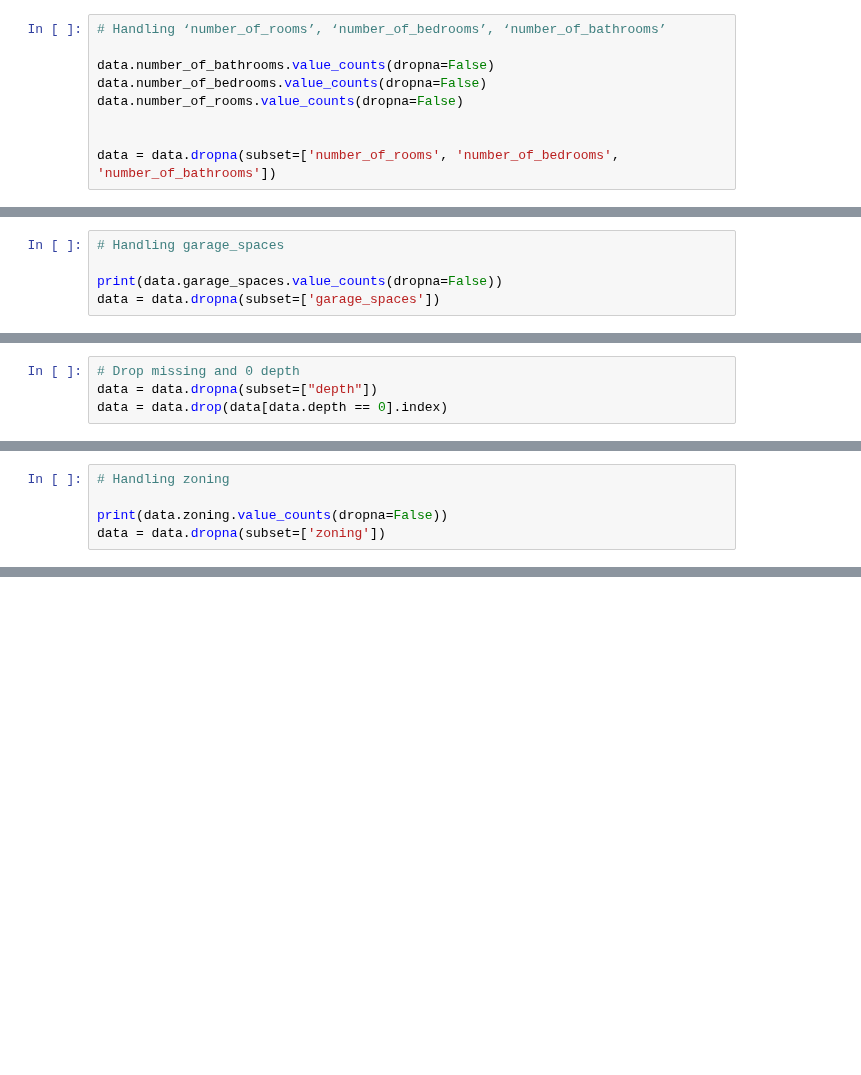
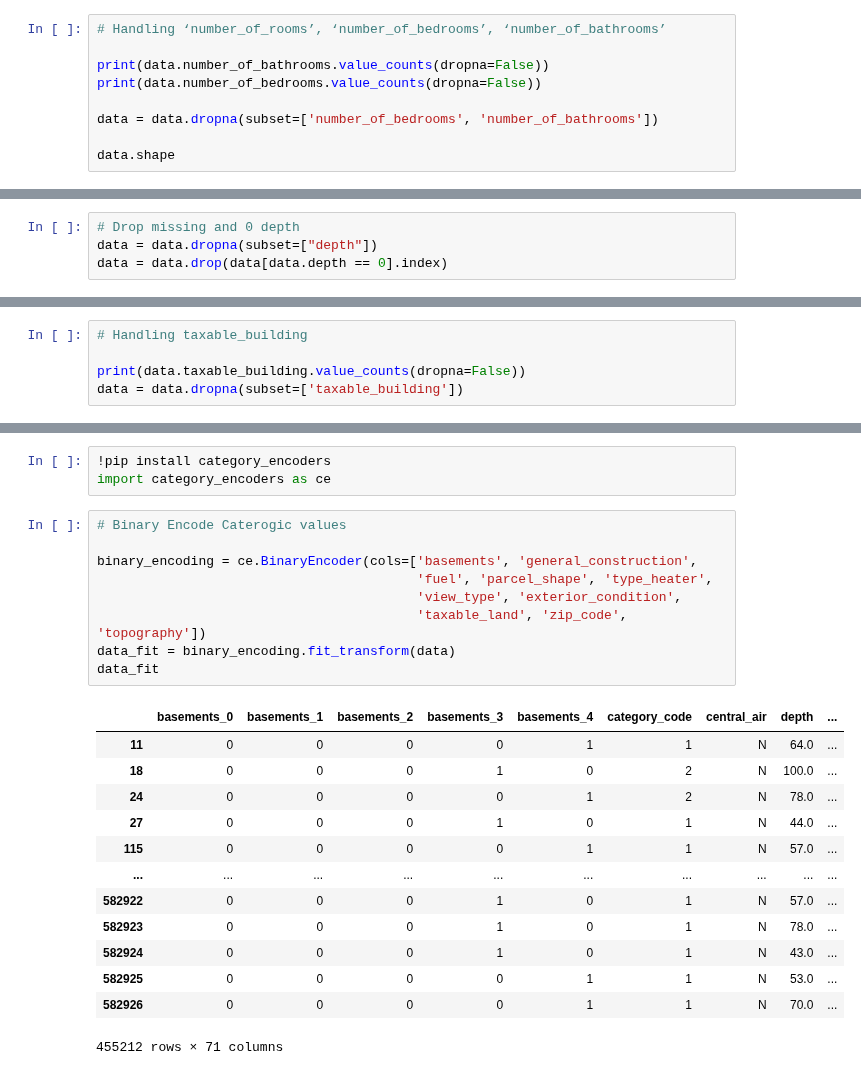
Before and after one commit to Taazkir/ML-predicting-house-prices-philadelphia, a Jupyter notebook: Predicting_House_Prices_in_Philadelphia.ipynb, the cells around one changed output, grey strips where cells are left out. Cells and saved outputs as stored; diff of their text form; blank space fills up the shorter version.

```diff
--- a/Predicting_House_Prices_in_Philadelphia.ipynb
+++ b/Predicting_House_Prices_in_Philadelphia.ipynb
@@ -388,9 +455,9 @@ Name: view_type, dtype: int64
 # %%
 # Handling ‘number_of_rooms’, ‘number_of_bedrooms’, ‘number_of_bathrooms’
 
-data.number_of_bathrooms.value_counts(dropna=False)
-data.number_of_bedrooms.value_counts(dropna=False)
-data.number_of_rooms.value_counts(dropna=False)
+print(data.number_of_bathrooms.value_counts(dropna=False))
+print(data.number_of_bedrooms.value_counts(dropna=False))
 
+data = data.dropna(subset=['number_of_bedrooms', 'number_of_bathrooms'])
 
-data = data.dropna(subset=['number_of_rooms', 'number_of_bedrooms', 'number_of_bathrooms'])
+data.shape
@@ -397,5 +482,0 @@ data = data.dropna(subset=['number_of_rooms', 'number_of_bedrooms', 'number_of_b
-# %%
-# Handling garage_spaces
-
-print(data.garage_spaces.value_counts(dropna=False))
-data = data.dropna(subset=['garage_spaces'])
@@ -449,6 +520,6 @@ Name: off_street_open, Length: 1821, dtype: int64
 # %%
-# Handling zoning
+# Handling taxable_building
 
-print(data.zoning.value_counts(dropna=False))
-data = data.dropna(subset=['zoning'])
+print(data.taxable_building.value_counts(dropna=False))
+data = data.dropna(subset=['taxable_building'])
 # %% [output]
@@ -506,0 +631,26 @@ dtype: int64
+# %%
+!pip install category_encoders
+import category_encoders as ce
+# %%
+# Binary Encode Caterogic values
+
+binary_encoding = ce.BinaryEncoder(cols=['basements', 'general_construction',
+                                         'fuel', 'parcel_shape', 'type_heater',
+                                         'view_type', 'exterior_condition',
+                                         'taxable_land', 'zip_code', 'topography'])
+data_fit = binary_encoding.fit_transform(data)
+data_fit
+# %% [output]
+|  | basements_0 | basements_1 | basements_2 | basements_3 | basements_4 | category_code | central_air | depth | ... |
+| 11 | 0 | 0 | 0 | 0 | 1 | 1 | N | 64.0 | ... |
+| 18 | 0 | 0 | 0 | 1 | 0 | 2 | N | 100.0 | ... |
+| 24 | 0 | 0 | 0 | 0 | 1 | 2 | N | 78.0 | ... |
+| 27 | 0 | 0 | 0 | 1 | 0 | 1 | N | 44.0 | ... |
+| 115 | 0 | 0 | 0 | 0 | 1 | 1 | N | 57.0 | ... |
+| ... | ... | ... | ... | ... | ... | ... | ... | ... | ... |
+| 582922 | 0 | 0 | 0 | 1 | 0 | 1 | N | 57.0 | ... |
+| 582923 | 0 | 0 | 0 | 1 | 0 | 1 | N | 78.0 | ... |
+| 582924 | 0 | 0 | 0 | 1 | 0 | 1 | N | 43.0 | ... |
+| 582925 | 0 | 0 | 0 | 0 | 1 | 1 | N | 53.0 | ... |
+| 582926 | 0 | 0 | 0 | 0 | 1 | 1 | N | 70.0 | ... |
+455212 rows × 71 columns
```
Also changed, not shown: parts of 24 cells of this notebook.
